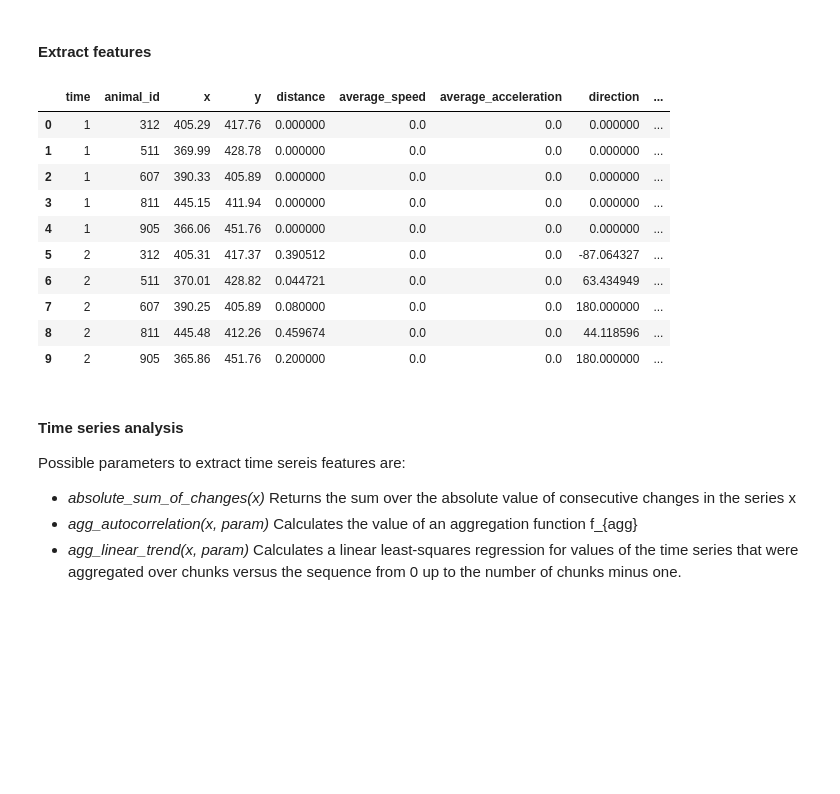
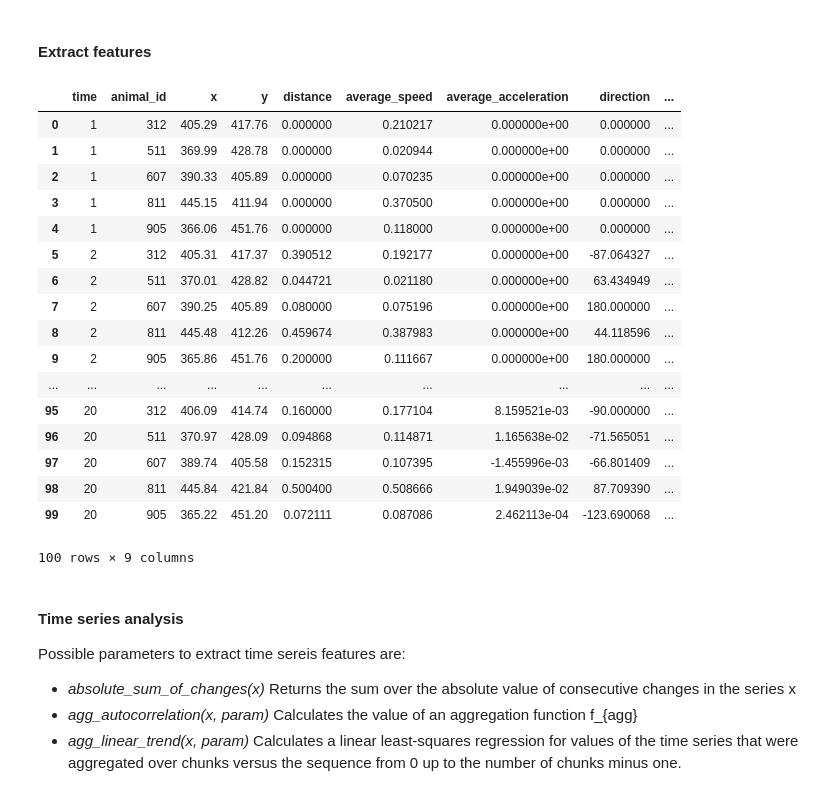
Before and after one commit to dbvis-ukon/movekit, a Jupyter notebook: examples/demo.ipynb, the cells around one changed output. Drawn from its saved outputs; the diff is of its cells as text; code cells hidden in the pictures; blank space fills up the shorter version.

```diff
--- a/examples/demo.ipynb
+++ b/examples/demo.ipynb
@@ -44,19 +42,26 @@ dtype: int64
 #### Extract features
 # %%
 data_features = mkit.extract_features(preprocessed_data, fps = 10)
-data_features.head(10)
+data_features.head(100)
 # %% [output]
 |  | time | animal_id | x | y | distance | average_speed | average_acceleration | direction | ... |
-| 0 | 1 | 312 | 405.29 | 417.76 | 0.000000 | 0.0 | 0.0 | 0.000000 | ... |
-| 1 | 1 | 511 | 369.99 | 428.78 | 0.000000 | 0.0 | 0.0 | 0.000000 | ... |
-| 2 | 1 | 607 | 390.33 | 405.89 | 0.000000 | 0.0 | 0.0 | 0.000000 | ... |
-| 3 | 1 | 811 | 445.15 | 411.94 | 0.000000 | 0.0 | 0.0 | 0.000000 | ... |
-| 4 | 1 | 905 | 366.06 | 451.76 | 0.000000 | 0.0 | 0.0 | 0.000000 | ... |
-| 5 | 2 | 312 | 405.31 | 417.37 | 0.390512 | 0.0 | 0.0 | -87.064327 | ... |
-| 6 | 2 | 511 | 370.01 | 428.82 | 0.044721 | 0.0 | 0.0 | 63.434949 | ... |
-| 7 | 2 | 607 | 390.25 | 405.89 | 0.080000 | 0.0 | 0.0 | 180.000000 | ... |
-| 8 | 2 | 811 | 445.48 | 412.26 | 0.459674 | 0.0 | 0.0 | 44.118596 | ... |
-| 9 | 2 | 905 | 365.86 | 451.76 | 0.200000 | 0.0 | 0.0 | 180.000000 | ... |
+| 0 | 1 | 312 | 405.29 | 417.76 | 0.000000 | 0.210217 | 0.000000e+00 | 0.000000 | ... |
+| 1 | 1 | 511 | 369.99 | 428.78 | 0.000000 | 0.020944 | 0.000000e+00 | 0.000000 | ... |
+| 2 | 1 | 607 | 390.33 | 405.89 | 0.000000 | 0.070235 | 0.000000e+00 | 0.000000 | ... |
+| 3 | 1 | 811 | 445.15 | 411.94 | 0.000000 | 0.370500 | 0.000000e+00 | 0.000000 | ... |
+| 4 | 1 | 905 | 366.06 | 451.76 | 0.000000 | 0.118000 | 0.000000e+00 | 0.000000 | ... |
+| 5 | 2 | 312 | 405.31 | 417.37 | 0.390512 | 0.192177 | 0.000000e+00 | -87.064327 | ... |
+| 6 | 2 | 511 | 370.01 | 428.82 | 0.044721 | 0.021180 | 0.000000e+00 | 63.434949 | ... |
+| 7 | 2 | 607 | 390.25 | 405.89 | 0.080000 | 0.075196 | 0.000000e+00 | 180.000000 | ... |
+| 8 | 2 | 811 | 445.48 | 412.26 | 0.459674 | 0.387983 | 0.000000e+00 | 44.118596 | ... |
+| 9 | 2 | 905 | 365.86 | 451.76 | 0.200000 | 0.111667 | 0.000000e+00 | 180.000000 | ... |
+| ... | ... | ... | ... | ... | ... | ... | ... | ... | ... |
+| 95 | 20 | 312 | 406.09 | 414.74 | 0.160000 | 0.177104 | 8.159521e-03 | -90.000000 | ... |
+| 96 | 20 | 511 | 370.97 | 428.09 | 0.094868 | 0.114871 | 1.165638e-02 | -71.565051 | ... |
+| 97 | 20 | 607 | 389.74 | 405.58 | 0.152315 | 0.107395 | -1.455996e-03 | -66.801409 | ... |
+| 98 | 20 | 811 | 445.84 | 421.84 | 0.500400 | 0.508666 | 1.949039e-02 | 87.709390 | ... |
+| 99 | 20 | 905 | 365.22 | 451.20 | 0.072111 | 0.087086 | 2.462113e-04 | -123.690068 | ... |
+100 rows × 9 columns
 # %% [markdown]
 
 #### Time series analysis
```
Also changed, not shown: parts of 1 cell of this notebook, 1 other file.
